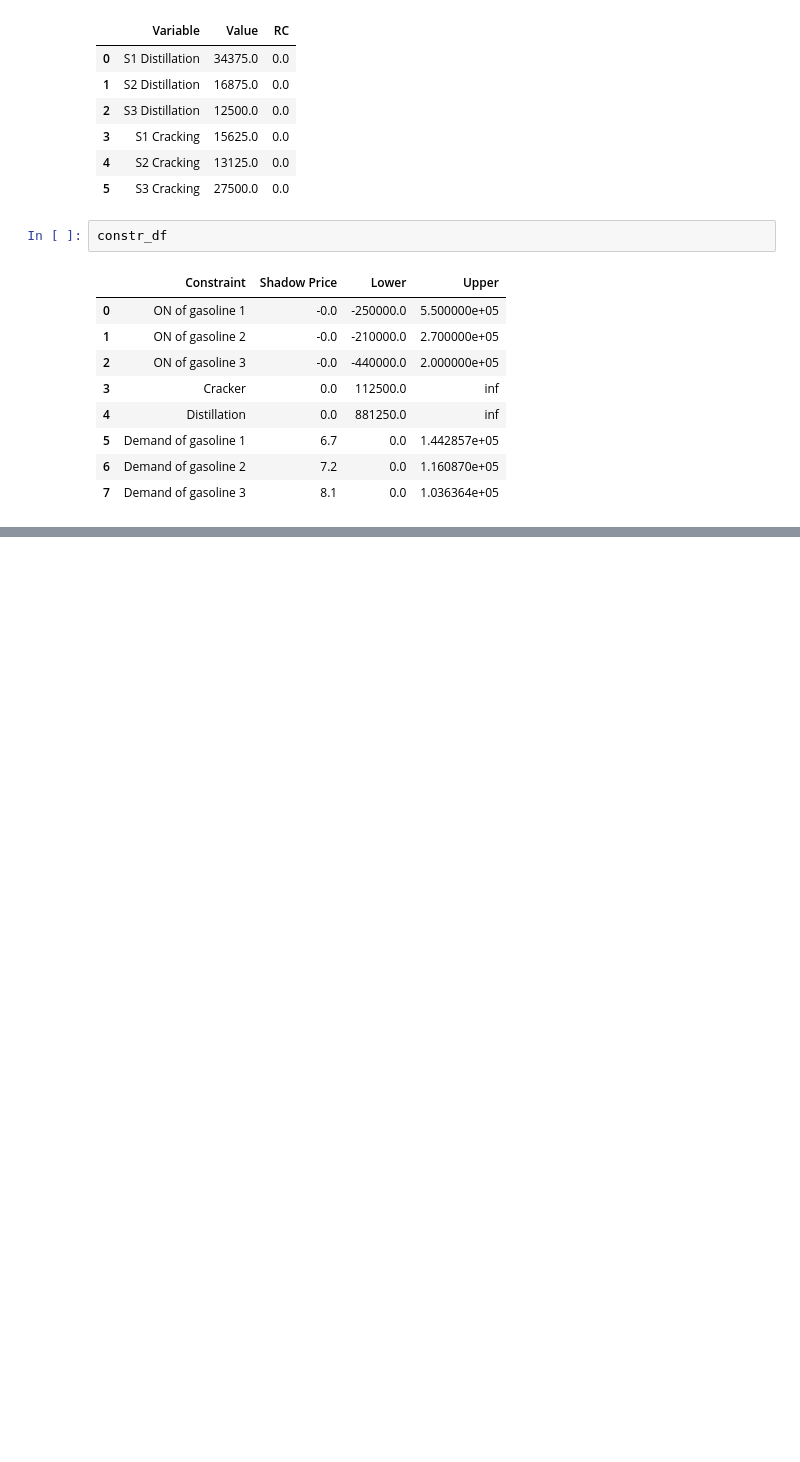
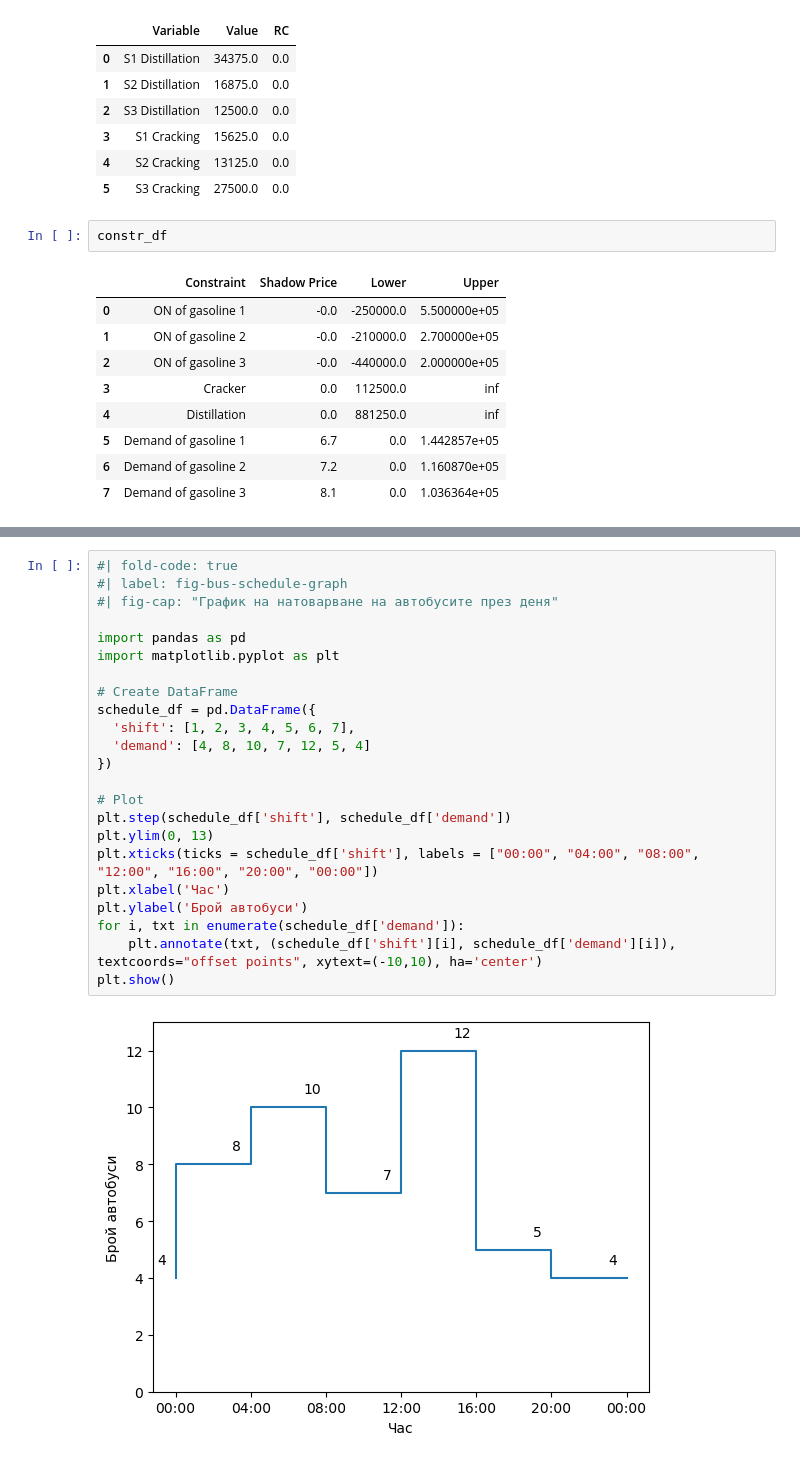
Before and after one commit to febse/opt2024, a Jupyter notebook: 00-Assignments/assignments.ipynb, the cells around one changed output, grey strips where cells are left out. Drawn from its saved outputs; the diff is of its cells as text; blank space fills up the shorter version.

```diff
--- a/00-Assignments/assignments.ipynb
+++ b/00-Assignments/assignments.ipynb
@@ -590,0 +598,25 @@ constr_df
+# %%
+#| fold-code: true
+#| label: fig-bus-schedule-graph
+#| fig-cap: "График на натоварване на автобусите през деня"
+
+import pandas as pd
+import matplotlib.pyplot as plt
+
+# Create DataFrame
+schedule_df = pd.DataFrame({
+  'shift': [1, 2, 3, 4, 5, 6, 7],
+  'demand': [4, 8, 10, 7, 12, 5, 4]
+})
+
+# Plot
+plt.step(schedule_df['shift'], schedule_df['demand'])
+plt.ylim(0, 13)
+plt.xticks(ticks = schedule_df['shift'], labels = ["00:00", "04:00", "08:00", "12:00", "16:00", "20:00", "00:00"])
+plt.xlabel('Час')
+plt.ylabel('Брой автобуси')
+for i, txt in enumerate(schedule_df['demand']):
+    plt.annotate(txt, (schedule_df['shift'][i], schedule_df['demand'][i]), textcoords="offset points", xytext=(-10,10), ha='center')
+plt.show()
+# %% [output]
+[figure, added]
```
Also changed, not shown: parts of 1 cell of this notebook, 1 other file.
